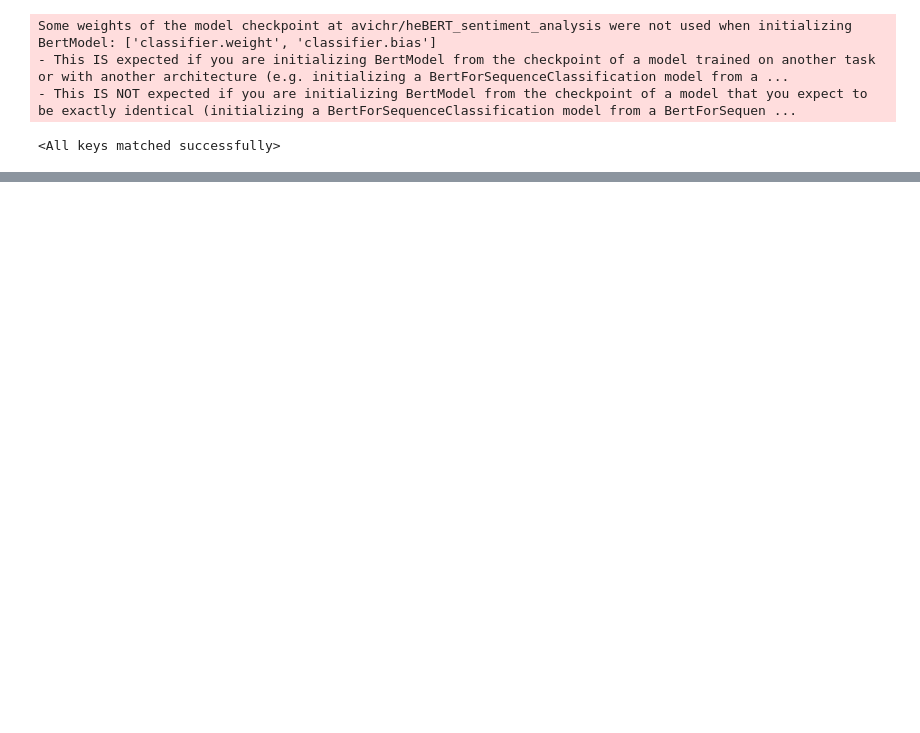
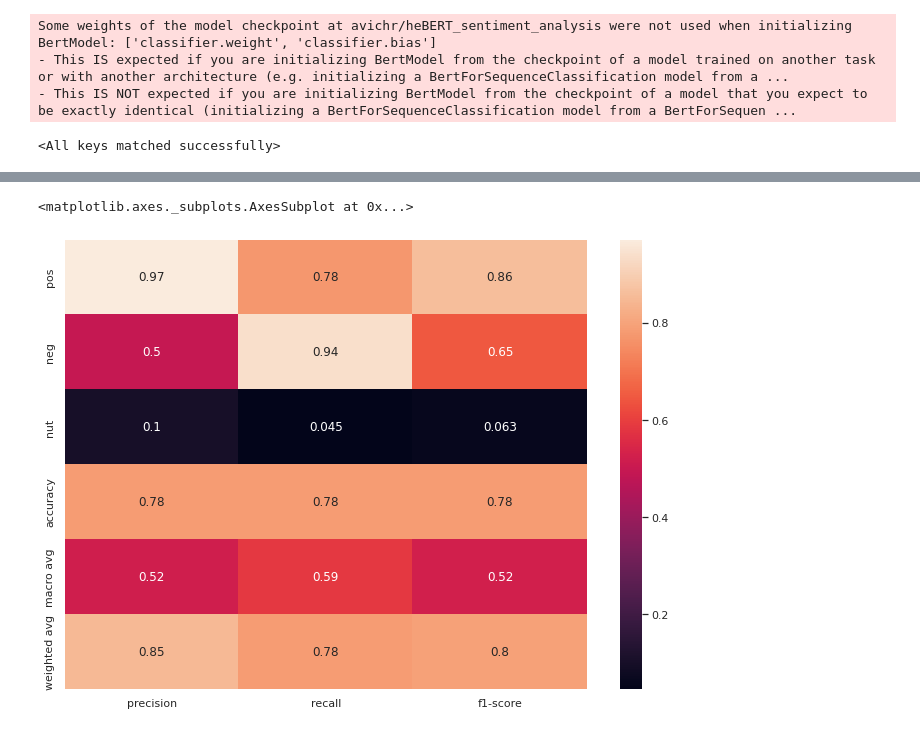
Before and after one commit to wzwzeyal/ojt_bert, a Jupyter notebook: notebooks_exploration/estimate_sentiment_model.ipynb, the cells around one changed output, grey strips where cells are left out. Cells and saved outputs as stored; diff of their text form; code cells hidden in the pictures; blank space fills up the shorter version.

```diff
--- a/notebooks_exploration/estimate_sentiment_model.ipynb
+++ b/notebooks_exploration/estimate_sentiment_model.ipynb
@@ -83,0 +187,11 @@ print(res)
+# %%
+clf_report = classification_report(X_val.label,
+                                   X_val.pretrain,
+                                   labels=[0,1,2],
+                                   target_names=['pos', 'neg', 'nut'],
+                                   output_dict=True)
+
+sns.heatmap(pd.DataFrame(clf_report).iloc[:-1, :].T, annot=True)
+# %% [output]
+<matplotlib.axes._subplots.AxesSubplot at 0x...>
+[figure, added]
```
Also changed, not shown: parts of 21 cells of this notebook.
